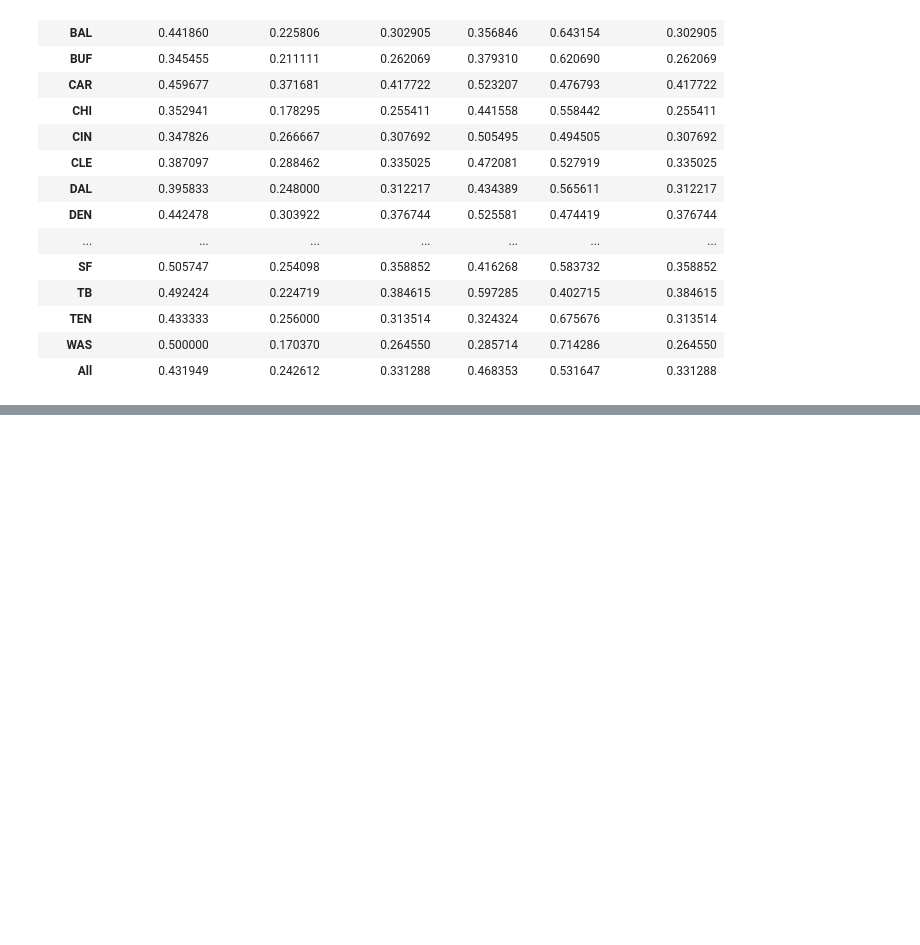
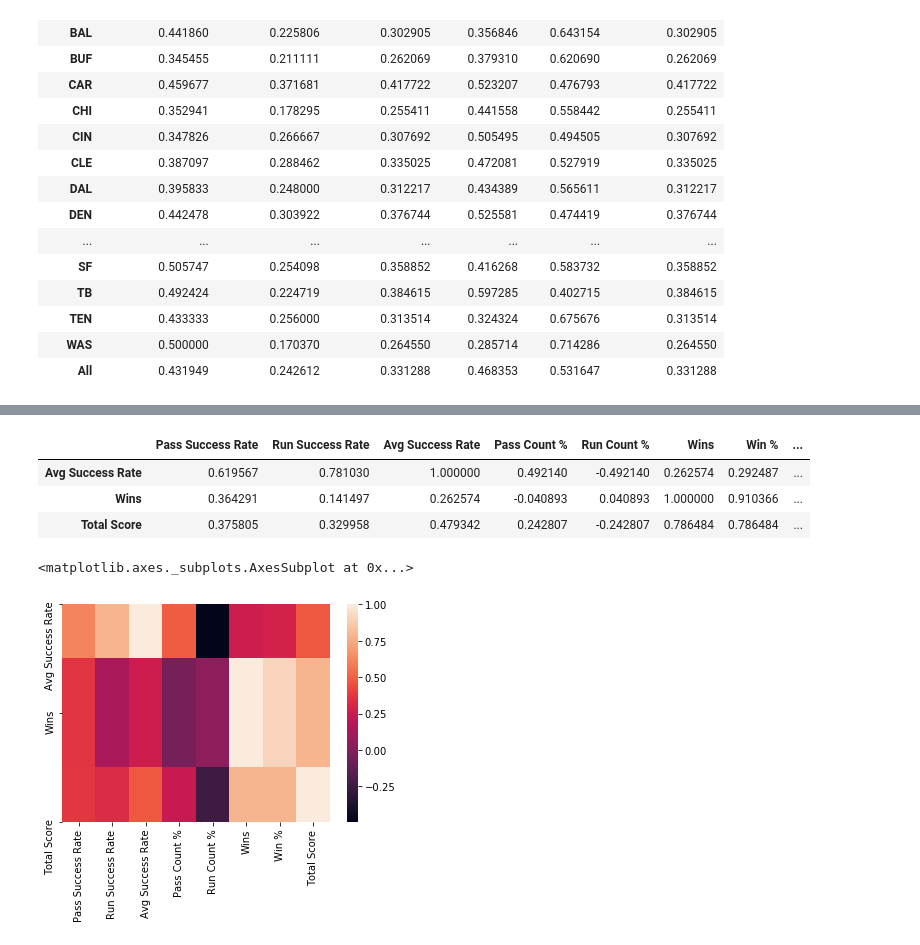
Before and after one commit to jeichorn/project-nfl, a Jupyter notebook: first_down_success.ipynb, the cells around one changed output, grey strips where cells are left out. Saved outputs shown, nothing was run; the diff lists cells and outputs as text; code cells hidden in the pictures; blank space fills up the shorter version.

```diff
--- a/first_down_success.ipynb
+++ b/first_down_success.ipynb
@@ -130,0 +124,19 @@ all_together
+# %%
+games = pandas.read_csv('https://github.com/ryurko/nflscrapR-data/raw/master/games_data/regular_season/reg_games_2018.csv')
+def game_won(row):
+
+    if row['home_score'] > row['away_score']:
+        row['winner'] = row['home_team']
+    else:
+        row['winner'] = row['away_team']
+
+    return row
+
+def win_per(x):
+    return x/16
+
+games_won = games.apply(game_won, axis=1).groupby(["winner"]).count()[["type"]]
+games_won.columns = ["Wins"]
+games_won["Win %"] = games_won["Wins"].apply(win_per)
+games_won.loc["All"] = games_won["Win %"].mean()
+games_won
@@ -130,0 +162,4 @@ all_together
+# %%
+scoring = games.groupby("home_team")[["home_score"]].sum()
+scoring.columns = ["Total Score"]
+scoring
@@ -130,0 +185,5 @@ all_together
+# %%
+all_together = pandas.merge(success_by_playtype,games_won, right_index=True, left_index=True, how="left")
+all_together = pandas.merge(all_together,scoring, right_index=True, left_index=True, how="left")
+
+all_together
@@ -130,0 +209,18 @@ all_together
+# %%
+# See which things correlate with winning
+corr = all_together.corr(method='pearson')
+# drop everything bug Wins, we don't care how things correlate with anything else
+corr = corr.drop(["Pass Success Rate","Run Success Rate","Pass Count %", "Run Count %", "Win %"])
+corr
+# %% [output]
+|  | Pass Success Rate | Run Success Rate | Avg Success Rate | Pass Count % | Run Count % | Wins | Win % | ... |
+| Avg Success Rate | 0.619567 | 0.781030 | 1.000000 | 0.492140 | -0.492140 | 0.262574 | 0.292487 | ... |
+| Wins | 0.364291 | 0.141497 | 0.262574 | -0.040893 | 0.040893 | 1.000000 | 0.910366 | ... |
+| Total Score | 0.375805 | 0.329958 | 0.479342 | 0.242807 | -0.242807 | 0.786484 | 0.786484 | ... |
+# %%
+
+import seaborn as sns
+sns.heatmap(corr)
+# %% [output]
+<matplotlib.axes._subplots.AxesSubplot at 0x...>
+[figure, added]
```
Also changed, not shown: parts of 5 cells of this notebook.
